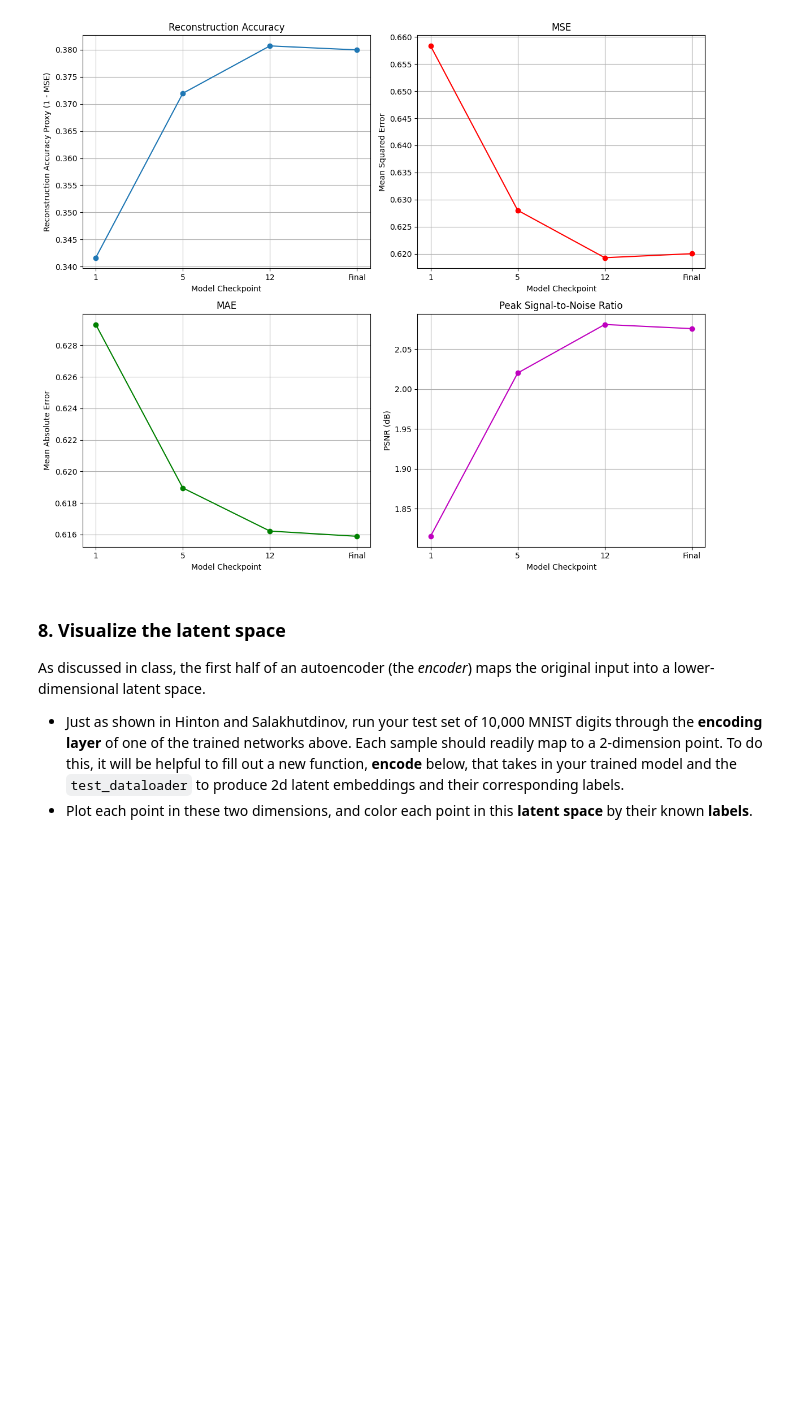
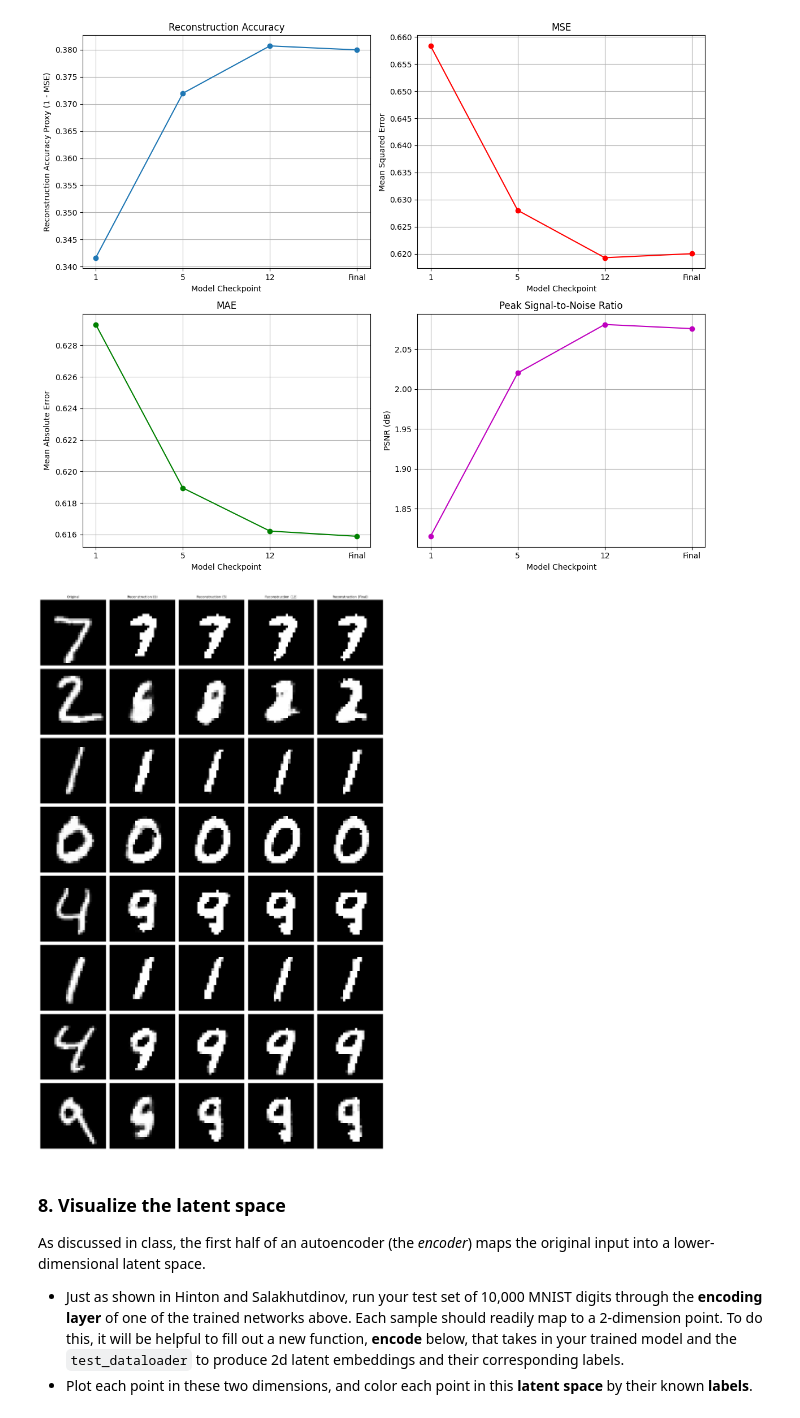
Before and after one commit to JoeVonDahab/Deep-Learning-Class, a Jupyter notebook: Homework_MNIST_Autoencoder.ipynb, the cells around one changed output. Drawn from its saved outputs; the diff is of its cells as text; code cells hidden in the pictures; blank space fills up the shorter version.

Commit message:
more visualization

```diff
--- a/Homework_MNIST_Autoencoder.ipynb
+++ b/Homework_MNIST_Autoencoder.ipynb
@@ -799,6 +799,66 @@ plt.tight_layout()
 plt.show()
 # %% [output]
 [figure]
+# %%
+# Reconstruct and visualize original vs. reconstructed images from models at different stages
+
+# Determine which target models are available (either 'final' or present in checkpoint_models)
+available_targets = []
+for identifier, label in target_models:
+    if identifier == 'final' or identifier in checkpoint_models:
+        available_targets.append((identifier, label))
+
+# Compute reconstructions for each available target model using the fixed test batch.
+reconstructions_dict = {}
+for identifier, label in available_targets:
+    if identifier == 'final':
+        current_model = model
+    else:
+        current_model = checkpoint_models[identifier]
+    current_model.eval()
+    with torch.no_grad():
+        recon = reconstructions_from_batch(current_model, batch)
+    reconstructions_dict[label] = recon.cpu()  # move to CPU for plotting
+
+# Select a few images from the test batch to display (limit to 6 images)
+n_show = min(batch.size(0), 8)
+
+# Create a grid of subplots:
+# Columns: one for the original images + one per available target model.
+# Rows: one per selected image.
+n_cols = len(available_targets) + 1
+n_rows = n_show
+
+fig, axes = plt.subplots(n_rows, n_cols, figsize=(3 * n_cols, 3 * n_rows))
+# Ensure axes is 2D even if n_show==1
+if n_rows == 1:
+    axes = axes[None, :]
+
+# Plot the original images in the first column
+batch_cpu = batch.cpu()
+for i in range(n_show):
+    orig_img = batch_cpu[i].squeeze()  # remove any extra dimensions (e.g., channel)
+    ax = axes[i, 0]
+    ax.imshow(orig_img, cmap='gray')
+    if i == 0:
+        ax.set_title("Original", fontsize=10)
+    ax.axis('off')
+
+# Plot the corresponding reconstructed images for each target model
+for j, (identifier, label) in enumerate(available_targets):
+    recon_vals = reconstructions_dict[label]
+    for i in range(n_show):
+        recon_img = recon_vals[i].squeeze()
+        ax = axes[i, j + 1]
+        ax.imshow(recon_img, cmap='gray')
+        if i == 0:
+            ax.set_title(f"Reconstruction ({label})", fontsize=10)
+        ax.axis('off')
+
+plt.tight_layout()
+plt.show()
+# %% [output]
+[figure, added]
 # %% [markdown]
 ### 8. Visualize the latent space
 
```
